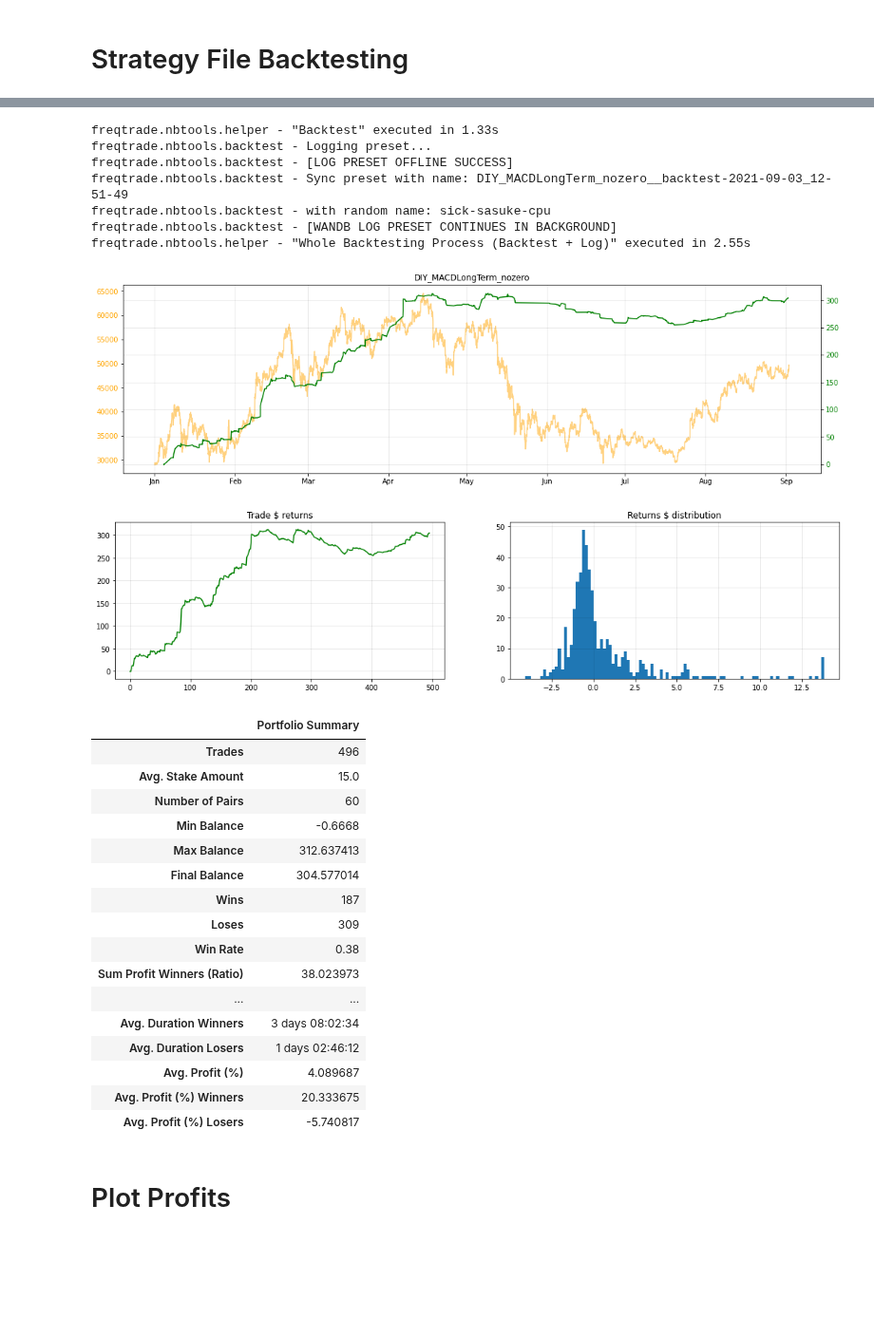
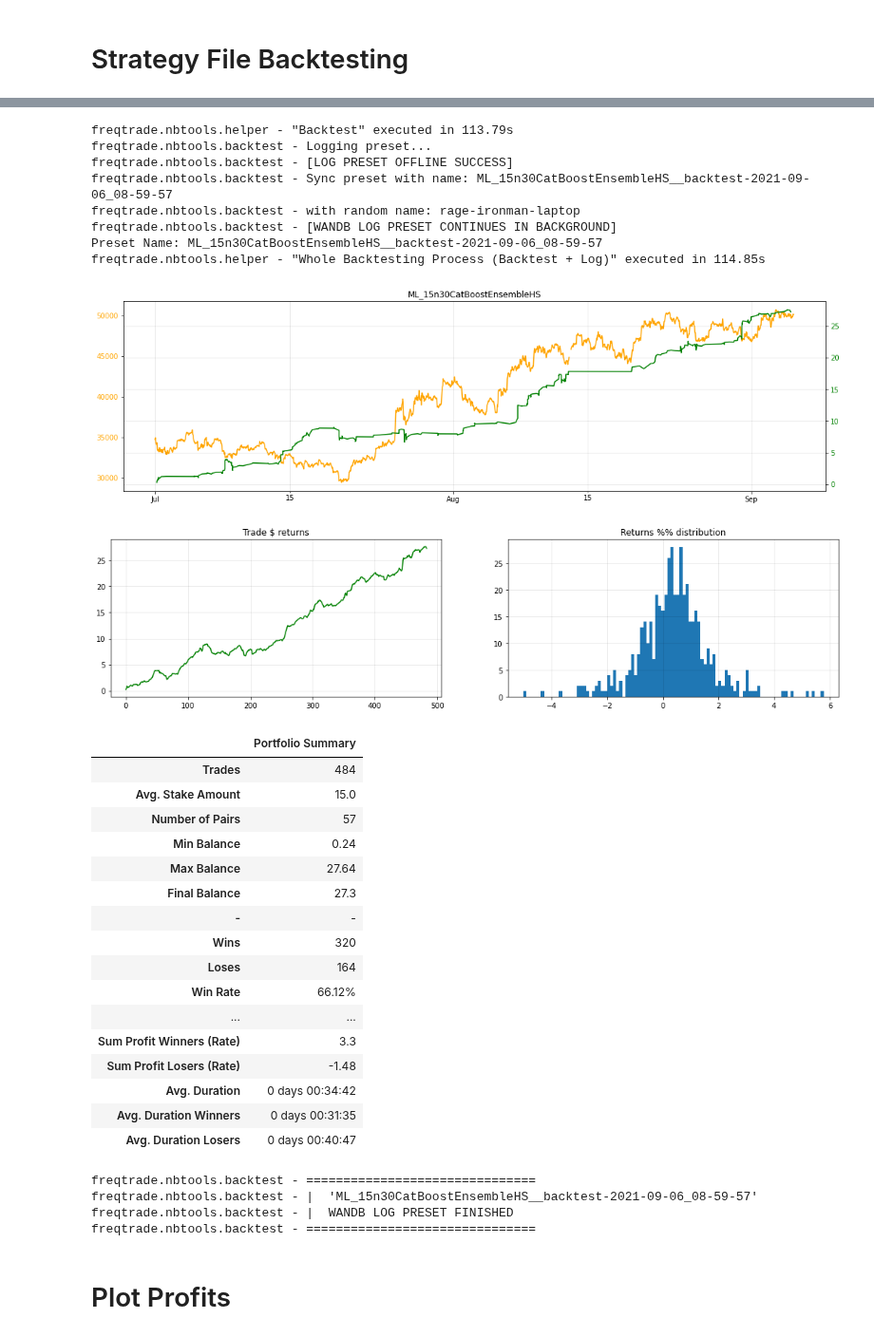
Before and after one commit to webclinic017/superft, a Jupyter notebook: notebooks/BT Strategy File.ipynb, the cells around one changed output, grey strips where cells are left out. Shown at 95% size. Cells and saved outputs as stored; diff of their text form; code cells hidden in the pictures; blank space fills up the shorter version.

```diff
--- a/notebooks/BT Strategy File.ipynb
+++ b/notebooks/BT Strategy File.ipynb
@@ -110,8 +108,8 @@ df_strats
 # Strategy File Backtesting
 # %%
 # Backtest settings
-strategy_classname = "DIY_MACDLongTerm_nozero"  # Strategy Filename and Classname must same!
-timerange          = "20210101-"
+strategy_classname = "ML_15n30CatBoostEnsembleHS"  # Strategy Filename and Classname must same!
+timerange          = "20210701-"
 pairs              = PAIRS_HIGHCAP_NONSTABLE
 
 "Uncomment this if you want to test the Long Term strategy"
@@ -167,30 +165,35 @@ freqtrade.nbtools.backtest - Loading data from 2020-11-20 08:00:00 up to 2021-09
 freqtrade.nbtools.backtest - Dataload complete. Calculating indicators
-freqtrade.nbtools.helper - "Backtest" executed in 1.33s
+freqtrade.nbtools.helper - "Backtest" executed in 113.79s
 freqtrade.nbtools.backtest - Logging preset...
 freqtrade.nbtools.backtest - [LOG PRESET OFFLINE SUCCESS]
-freqtrade.nbtools.backtest - Sync preset with name: DIY_MACDLongTerm_nozero__backtest-2021-09-03_12-51-49
-freqtrade.nbtools.backtest - with random name: sick-sasuke-cpu
+freqtrade.nbtools.backtest - Sync preset with name: ML_15n30CatBoostEnsembleHS__backtest-2021-09-06_08-59-57
+freqtrade.nbtools.backtest - with random name: rage-ironman-laptop
 freqtrade.nbtools.backtest - [WANDB LOG PRESET CONTINUES IN BACKGROUND]
-freqtrade.nbtools.helper - "Whole Backtesting Process (Backtest + Log)" executed in 2.55s
+Preset Name: ML_15n30CatBoostEnsembleHS__backtest-2021-09-06_08-59-57
+freqtrade.nbtools.helper - "Whole Backtesting Process (Backtest + Log)" executed in 114.85s
-[figure, old version]
+[figure, new version]
-[figure, old version]
+[figure, new version]
 |  | Portfolio Summary |
-| Trades | 496 |
+| Trades | 484 |
 | Avg. Stake Amount | 15.0 |
-| Number of Pairs | 60 |
-| Min Balance | -0.6668 |
-| Max Balance | 312.637413 |
-| Final Balance | 304.577014 |
-| Wins | 187 |
-| Loses | 309 |
-| Win Rate | 0.38 |
-| Sum Profit Winners (Ratio) | 38.023973 |
+| Number of Pairs | 57 |
+| Min Balance | 0.24 |
+| Max Balance | 27.64 |
+| Final Balance | 27.3 |
+| - | - |
+| Wins | 320 |
+| Loses | 164 |
+| Win Rate | 66.12% |
 | ... | ... |
-| Avg. Duration Winners | 3 days 08:02:34 |
-| Avg. Duration Losers | 1 days 02:46:12 |
-| Avg. Profit (%) | 4.089687 |
-| Avg. Profit (%) Winners | 20.333675 |
-| Avg. Profit (%) Losers | -5.740817 |
+| Sum Profit Winners (Rate) | 3.3 |
+| Sum Profit Losers (Rate) | -1.48 |
+| Avg. Duration | 0 days 00:34:42 |
+| Avg. Duration Winners | 0 days 00:31:35 |
+| Avg. Duration Losers | 0 days 00:40:47 |
+freqtrade.nbtools.backtest - ===============================
+freqtrade.nbtools.backtest - |  'ML_15n30CatBoostEnsembleHS__backtest-2021-09-06_08-59-57'
+freqtrade.nbtools.backtest - |  WANDB LOG PRESET FINISHED
+freqtrade.nbtools.backtest - ===============================
 # %% [markdown]
 # Plot Profits
 # %%
```
Also changed, not shown: parts of 2 cells of this notebook, 19 other files.
